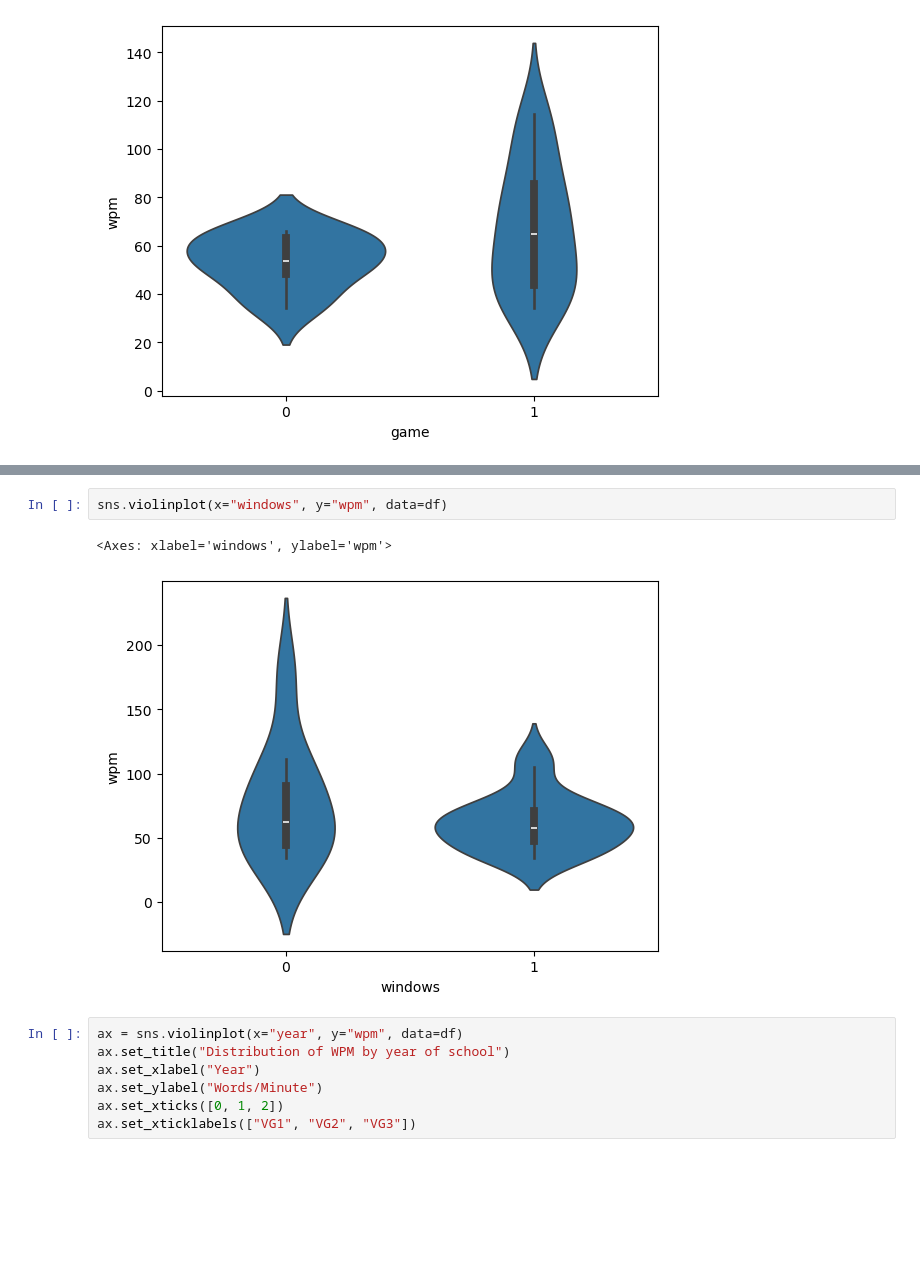
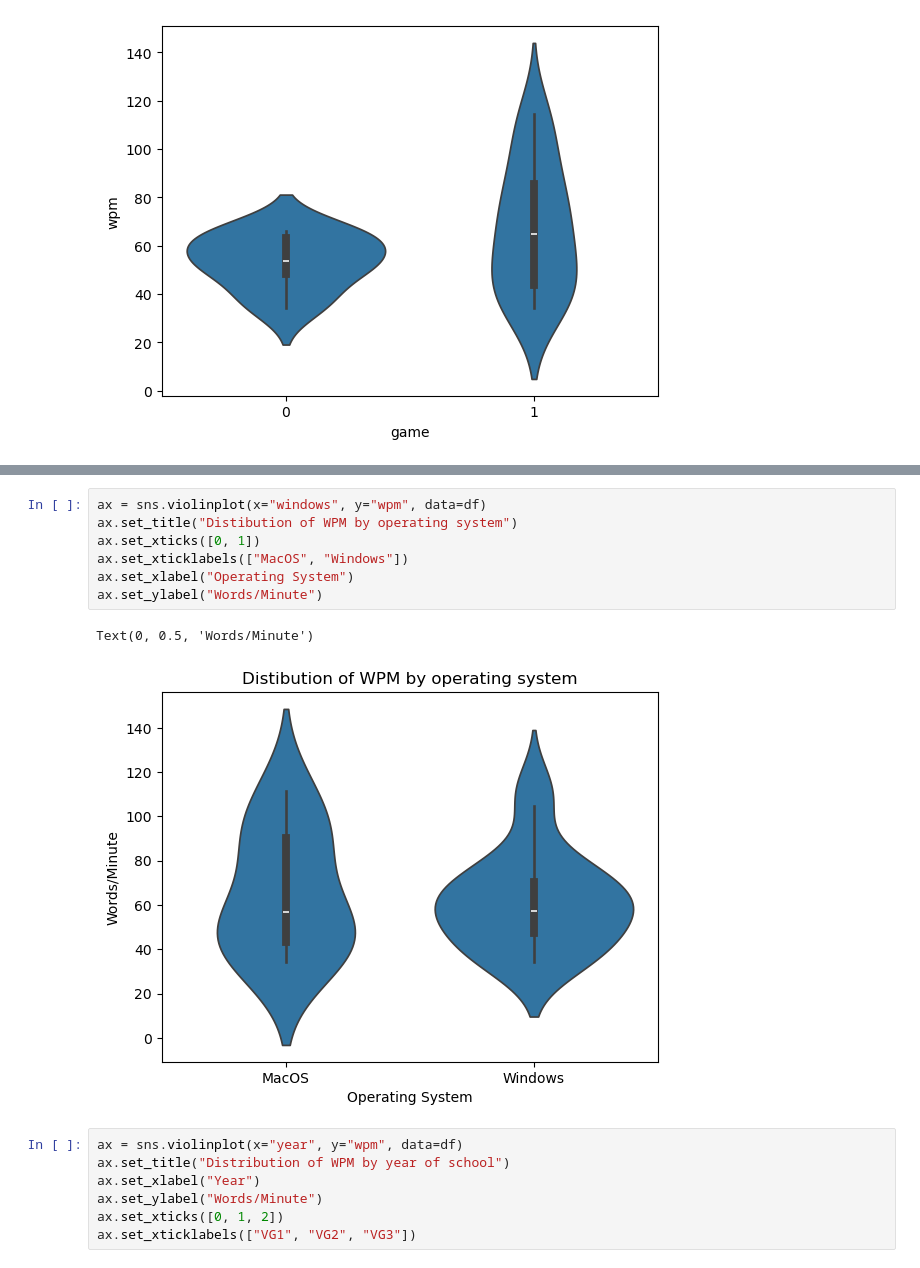
Before and after one commit to LilleAila/projects, a Jupyter notebook: skole/tof1/01-dataanalyse/main.ipynb, the cells around one changed output, grey strips where cells are left out. Drawn from its saved outputs; the diff is of its cells as text; blank space fills up the shorter version.

```diff
--- a/skole/tof1/01-dataanalyse/main.ipynb
+++ b/skole/tof1/01-dataanalyse/main.ipynb
@@ -141,8 +141,13 @@ sns.violinplot(x="macos", y="wpm", data=df)
 # %%
-sns.violinplot(x="windows", y="wpm", data=df)
+ax = sns.violinplot(x="windows", y="wpm", data=df)
+ax.set_title("Distibution of WPM by operating system")
+ax.set_xticks([0, 1])
+ax.set_xticklabels(["MacOS", "Windows"])
+ax.set_xlabel("Operating System")
+ax.set_ylabel("Words/Minute")
 # %% [output]
-<Axes: xlabel='windows', ylabel='wpm'>
+Text(0, 0.5, 'Words/Minute')
-[figure, old version]
+[figure, new version]
 # %%
 ax = sns.violinplot(x="year", y="wpm", data=df)
 ax.set_title("Distribution of WPM by year of school")
```
Also changed, not shown: parts of 2 cells of this notebook, 2 other files.
